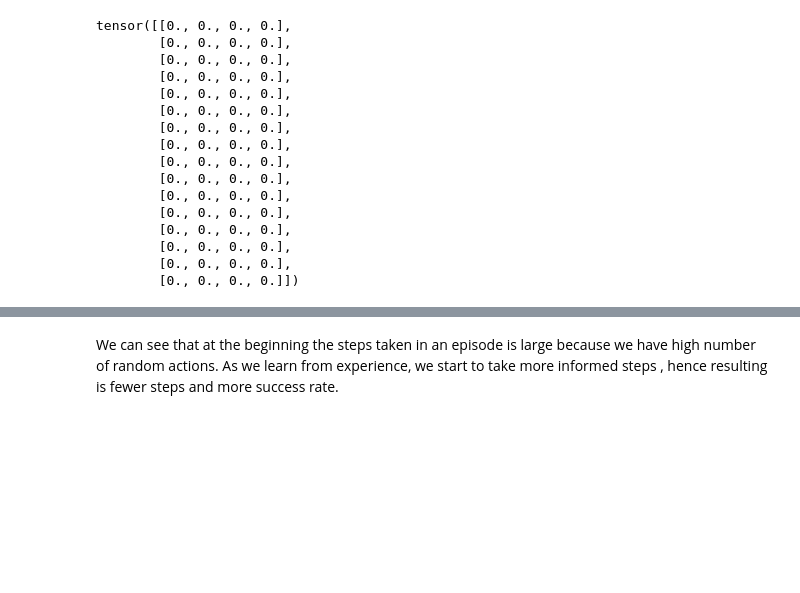
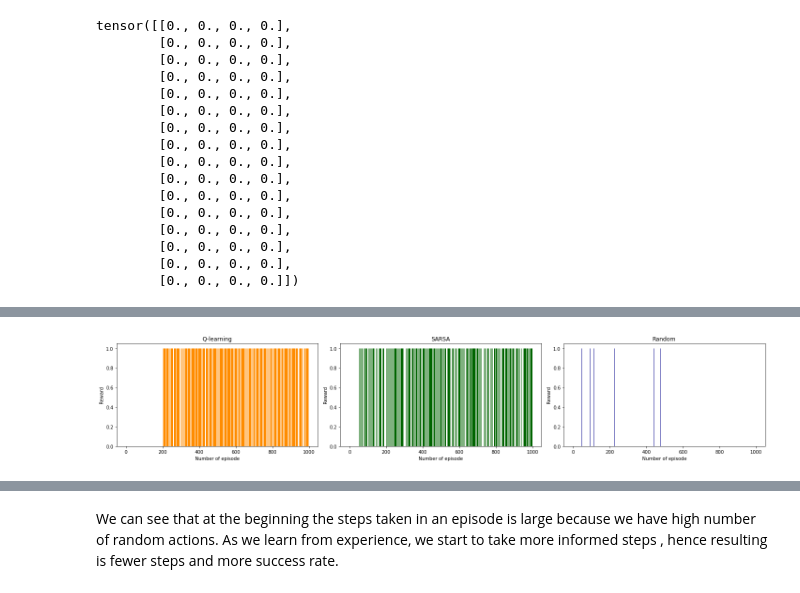
Before and after one commit to SJinji/reinforcement-project, a Jupyter notebook: RL_Project.ipynb, the cells around one changed output, grey strips where cells are left out. Cells and saved outputs as stored; diff of their text form; code cells hidden in the pictures; blank space fills up the shorter version.

Commit message:
update SARSA, Random agent, add comparison graphs

```diff
--- a/RL_Project.ipynb
+++ b/RL_Project.ipynb
@@ -156 +171,9 @@ Done? False
+# %%
+# Parameters
+num_episodes = 1000
+gamma = 0.95 # Discount on reward
+learning_rate = 0.9 # Factor to balance the ratio of action taken based on past experience to current situtation
+egreedy_start = 0.7 # exploit vs explore to find action, start with 70% random actions to explore the environment
+egreedy_decay = 0.999 # and with time, using decay to shift to more optimal actions learned from experience
+egreedy_final = 0.1 # lowe limit for egreedy during decaying
 # %% [markdown]
@@ -158,7 +180,0 @@ Done? False
-# %%
-env = Environment()
-# Total number of States and Actions
-number_of_states = len(env.get_state_space())
-number_of_actions = len(env.get_action_space())
-print( "States = ", number_of_states)
-print( "Actions = ", number_of_actions)
@@ -309,0 +429,23 @@ plt.show()
+# %%
+# Reward per episode across agents
+fig, axs = plt.subplots(nrows=1, ncols=3, figsize=(20, 4))
+# Plot the first subplot
+axs[0].bar(torch.arange(len(Q_rewards_total)), Q_rewards_total, color='darkorange')
+axs[0].set_title('Q-learning')
+axs[0].set_xlabel('Number of episode')
+axs[0].set_ylabel('Reward')
+# Plot the second subplot
+axs[1].bar(torch.arange(len(S_rewards_total)), S_rewards_total, color='darkgreen')
+axs[1].set_title('SARSA')
+axs[1].set_xlabel('Number of episode')
+axs[1].set_ylabel('Reward')
+# Plot the third subplot
+axs[2].bar(torch.arange(len(R_rewards_total)), R_rewards_total, color='darkblue')
+axs[2].set_title('Random')
+axs[2].set_xlabel('Number of episode')
+axs[2].set_ylabel('Reward')
+# Show the plot
+plt.tight_layout()
+plt.show()
+# %% [output]
+[figure, added]
```
Also changed, not shown: parts of 27 cells of this notebook.
